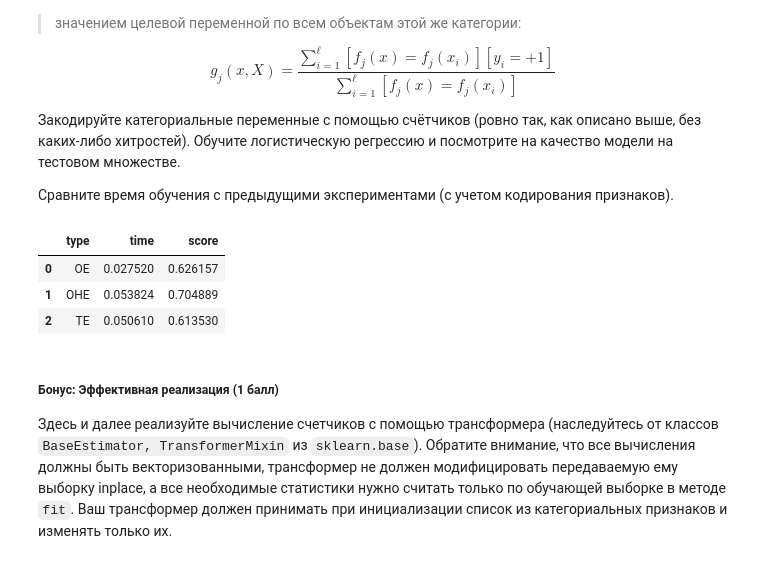
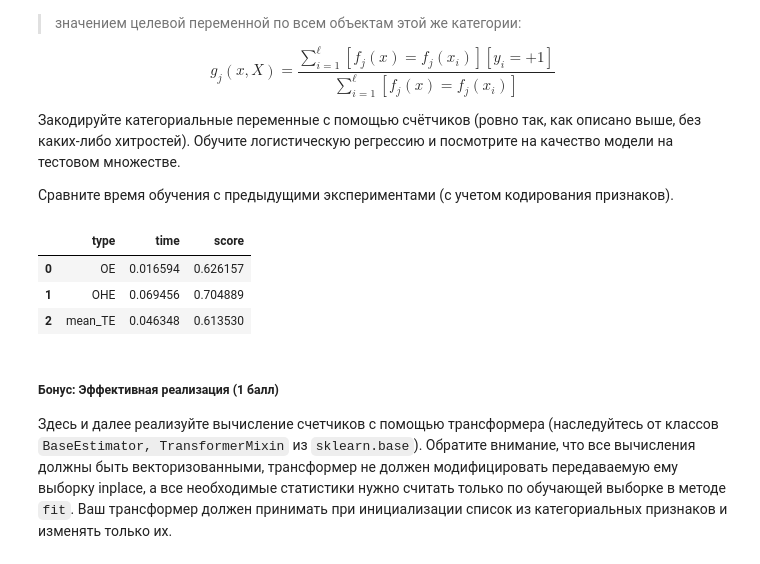
Before and after one commit to xCthulhuFtagn/ml-course-hse, a Jupyter notebook: 2023-fall/homeworks-practice/homework-practice-04-linclass.ipynb, the cells around one changed output. Drawn from its saved outputs; the diff is of its cells as text; code cells hidden in the pictures.

```diff
--- a/2023-fall/homeworks-practice/homework-practice-04-linclass.ipynb
+++ b/2023-fall/homeworks-practice/homework-practice-04-linclass.ipynb
@@ -664,32 +664,32 @@ $$
 # %%
 #your code here
 start = time.time()
 X_categorical_TE = X_categorical
 
 for feature in X_categorical_TE.columns:
     unique_values = X_categorical_TE[feature].unique()
     for val in unique_values:
-        mask = X_categorical[feature] == val
-        X_categorical[mask] = y[mask].mean()
+        mask = X_categorical_TE[feature] == val
+        X_categorical_TE[mask] = y[mask].mean()
 
 X_train, X_test, y_train, y_test = train_test_split(X_categorical_TE, y, test_size=0.25, random_state=777, stratify=y)
 
 log_reg.fit(X_train, y_train)
 
 learn_time = time.time() - start
 
 y_score = log_reg.predict(X_test)
 
 precision, recall, _ = precision_recall_curve(y_test, y_score)
 auc_precision_recall = auc(recall, precision)
 
-statistics.loc[len(statistics)] = ['TE', learn_time, auc_precision_recall]
+statistics.loc[len(statistics)] = ['mean_TE', learn_time, auc_precision_recall]
 display(statistics)
 # %% [output]
 |  | type | time | score |
-| 0 | OE | 0.027520 | 0.626157 |
-| 1 | OHE | 0.053824 | 0.704889 |
-| 2 | TE | 0.050610 | 0.613530 |
+| 0 | OE | 0.016594 | 0.626157 |
+| 1 | OHE | 0.069456 | 0.704889 |
+| 2 | mean_TE | 0.046348 | 0.613530 |
 # %% [markdown]
 ##### __Бонус: Эффективная реализация (1 балл)__
 
```
Also changed, not shown: parts of 19 cells of this notebook, 11 other files.
